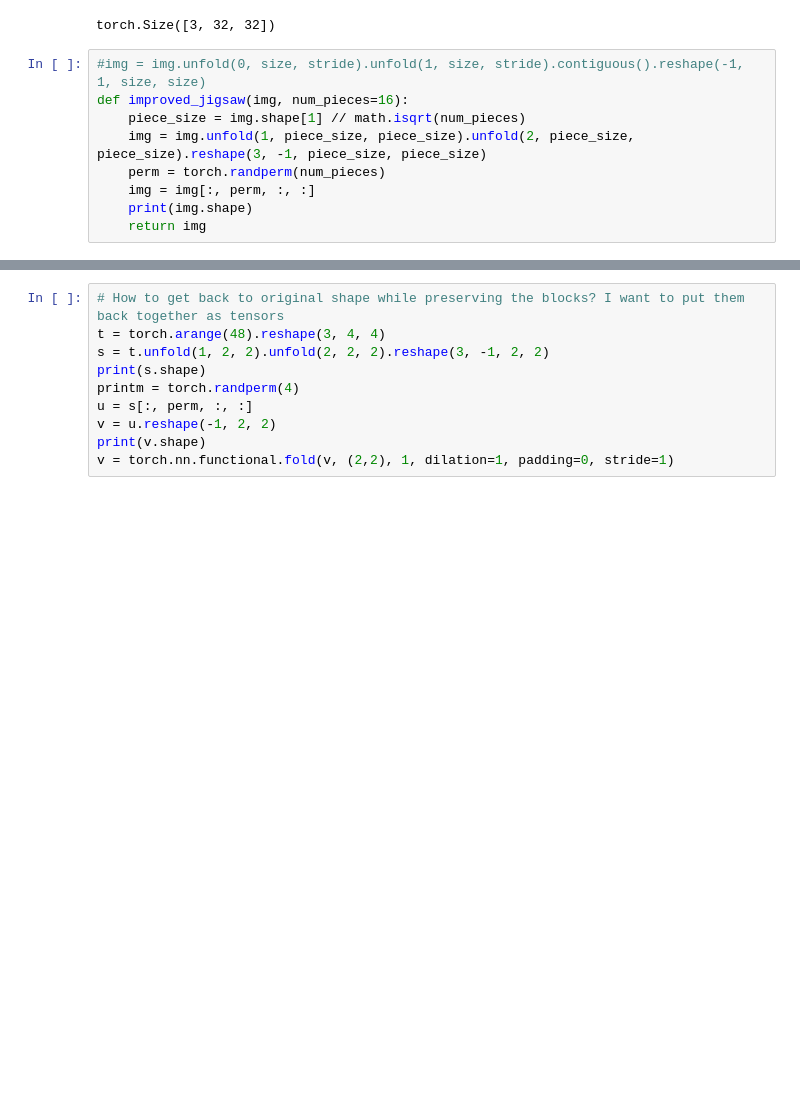
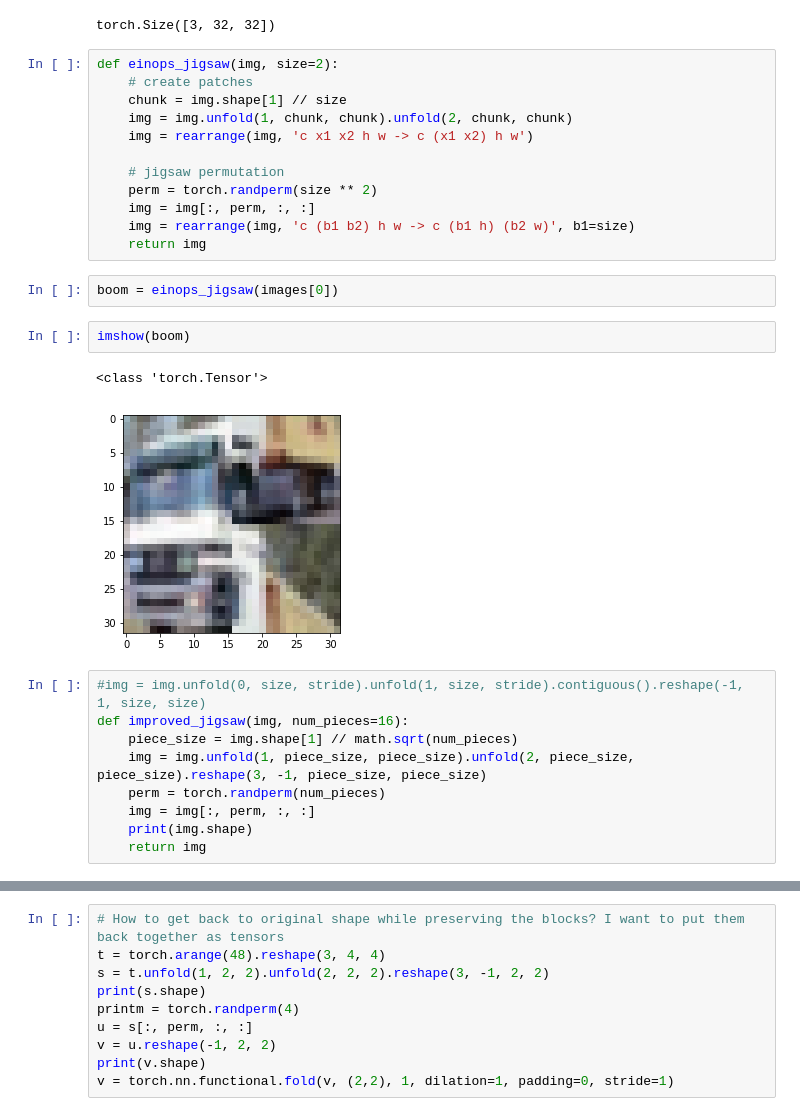
Before and after one commit to vwrj/measuring-augmentation-boost, a Jupyter notebook: jigsaw-augmentation.ipynb, the cells around one changed output, grey strips where cells are left out. Saved outputs shown, nothing was run; the diff lists cells and outputs as text; blank space fills up the shorter version.

```diff
--- a/jigsaw-augmentation.ipynb
+++ b/jigsaw-augmentation.ipynb
@@ -41,10 +45,29 @@ imshow(images[0])
 images[0].shape
 # %% [output]
 torch.Size([3, 32, 32])
+# %%
+def einops_jigsaw(img, size=2):
+    # create patches
+    chunk = img.shape[1] // size
+    img = img.unfold(1, chunk, chunk).unfold(2, chunk, chunk)
+    img = rearrange(img, 'c x1 x2 h w -> c (x1 x2) h w')
+
+    # jigsaw permutation
+    perm = torch.randperm(size ** 2)
+    img = img[:, perm, :, :]
+    img = rearrange(img, 'c (b1 b2) h w -> c (b1 h) (b2 w)', b1=size)
+    return img
+# %%
+boom = einops_jigsaw(images[0])
+# %%
+imshow(boom)
+# %% [output]
+<class 'torch.Tensor'>
+[figure, added]
 # %%
 #img = img.unfold(0, size, stride).unfold(1, size, stride).contiguous().reshape(-1, 1, size, size)
 def improved_jigsaw(img, num_pieces=16):
-    piece_size = img.shape[1] // math.isqrt(num_pieces)
+    piece_size = img.shape[1] // math.sqrt(num_pieces)
     img = img.unfold(1, piece_size, piece_size).unfold(2, piece_size, piece_size).reshape(3, -1, piece_size, piece_size)
     perm = torch.randperm(num_pieces)
     img = img[:, perm, :, :]
```
Also changed, not shown: parts of 4 cells of this notebook.
